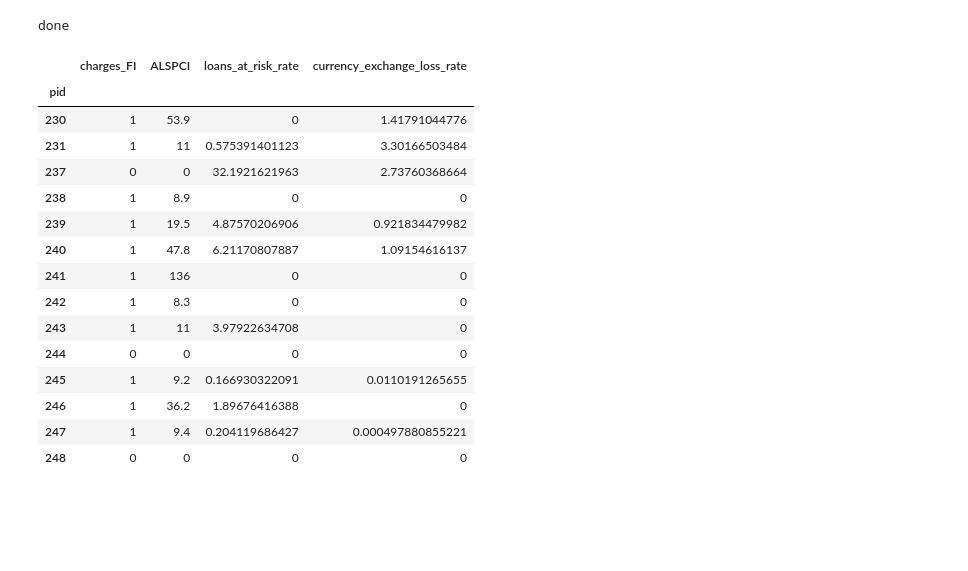
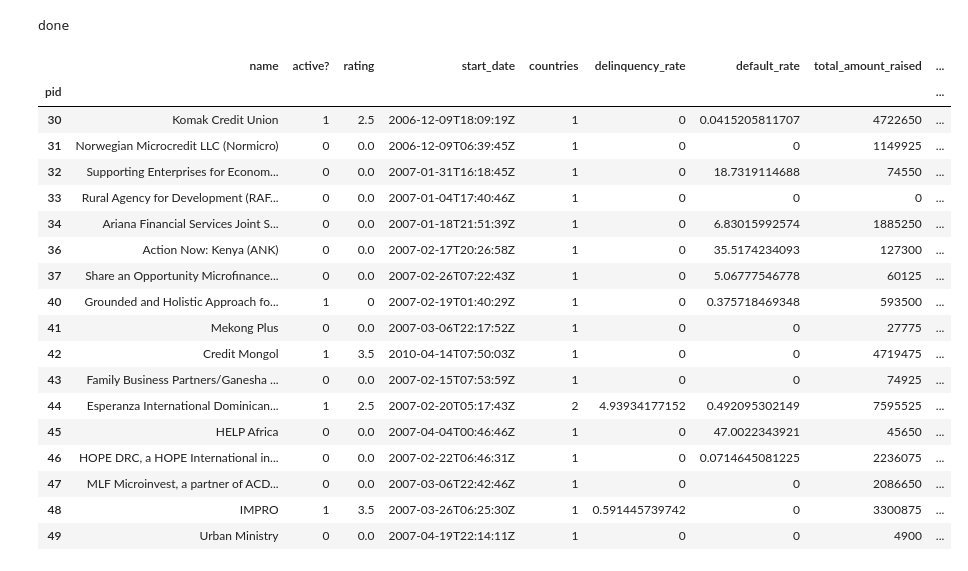
Before and after one commit to mwenda11/spring-2015-homeworks, a Jupyter notebook: project/partners_data.ipynb, the cells around one changed output. Drawn from its saved outputs; the diff is of its cells as text; code cells hidden in the pictures; blank space fills up the shorter version.

```diff
--- a/project/partners_data.ipynb
+++ b/project/partners_data.ipynb
@@ -55,28 +55,31 @@ dframe = pd.DataFrame(data_matrix, columns=columns)
 dframe.pid = dframe.pid.astype(int)
 dframe.index= dframe.pid
 # %%
-dframe = dframe.drop(['pid'],axis=1)
-dframe.iloc[201:215, 12:]
+#dframe = dframe.drop(['pid'],axis=1)
+dframe.iloc[25:42, :12]
 #dframe.head()
 #dframe.ix[1].loans_posted
 #dframe.to_csv("partners.csv")
 # %% [output]
-|  | charges_FI | ALSPCI | loans_at_risk_rate | currency_exchange_loss_rate |
-| pid |  |  |  |  |
-| 230 | 1 | 53.9 | 0 | 1.41791044776 |
-| 231 | 1 | 11 | 0.575391401123 | 3.30166503484 |
-| 237 | 0 | 0 | 32.1921621963 | 2.73760368664 |
-| 238 | 1 | 8.9 | 0 | 0 |
-| 239 | 1 | 19.5 | 4.87570206906 | 0.921834479982 |
-| 240 | 1 | 47.8 | 6.21170807887 | 1.09154616137 |
-| 241 | 1 | 136 | 0 | 0 |
-| 242 | 1 | 8.3 | 0 | 0 |
-| 243 | 1 | 11 | 3.97922634708 | 0 |
-| 244 | 0 | 0 | 0 | 0 |
-| 245 | 1 | 9.2 | 0.166930322091 | 0.0110191265655 |
-| 246 | 1 | 36.2 | 1.89676416388 | 0 |
-| 247 | 1 | 9.4 | 0.204119686427 | 0.000497880855221 |
-| 248 | 0 | 0 | 0 | 0 |
+|  | name | active? | rating | start_date | countries | delinquency_rate | default_rate | total_amount_raised | ... |
+| pid |  |  |  |  |  |  |  |  | ... |
+| 30 | Komak Credit Union | 1 | 2.5 | 2006-12-09T18:09:19Z | 1 | 0 | 0.0415205811707 | 4722650 | ... |
+| 31 | Norwegian Microcredit LLC (Normicro) | 0 | 0.0 | 2006-12-09T06:39:45Z | 1 | 0 | 0 | 1149925 | ... |
+| 32 | Supporting Enterprises for Econom... | 0 | 0.0 | 2007-01-31T16:18:45Z | 1 | 0 | 18.7319114688 | 74550 | ... |
+| 33 | Rural Agency for Development (RAF... | 0 | 0.0 | 2007-01-04T17:40:46Z | 1 | 0 | 0 | 0 | ... |
+| 34 | Ariana Financial Services Joint S... | 0 | 0.0 | 2007-01-18T21:51:39Z | 1 | 0 | 6.83015992574 | 1885250 | ... |
+| 36 | Action Now: Kenya (ANK) | 0 | 0.0 | 2007-02-17T20:26:58Z | 1 | 0 | 35.5174234093 | 127300 | ... |
+| 37 | Share an Opportunity Microfinance... | 0 | 0.0 | 2007-02-26T07:22:43Z | 1 | 0 | 5.06777546778 | 60125 | ... |
+| 40 | Grounded and Holistic Approach fo... | 1 | 0 | 2007-02-19T01:40:29Z | 1 | 0 | 0.375718469348 | 593500 | ... |
+| 41 | Mekong Plus | 0 | 0.0 | 2007-03-06T22:17:52Z | 1 | 0 | 0 | 27775 | ... |
+| 42 | Credit Mongol | 1 | 3.5 | 2010-04-14T07:50:03Z | 1 | 0 | 0 | 4719475 | ... |
+| 43 | Family Business Partners/Ganesha ... | 0 | 0.0 | 2007-02-15T07:53:59Z | 1 | 0 | 0 | 74925 | ... |
+| 44 | Esperanza International Dominican... | 1 | 2.5 | 2007-02-20T05:17:43Z | 2 | 4.93934177152 | 0.492095302149 | 7595525 | ... |
+| 45 | HELP Africa | 0 | 0.0 | 2007-04-04T00:46:46Z | 1 | 0 | 47.0022343921 | 45650 | ... |
+| 46 | HOPE DRC, a HOPE International in... | 0 | 0.0 | 2007-02-22T06:46:31Z | 1 | 0 | 0.0714645081225 | 2236075 | ... |
+| 47 | MLF Microinvest, a partner of ACD... | 0 | 0.0 | 2007-03-06T22:42:46Z | 1 | 0 | 0 | 2086650 | ... |
+| 48 | IMPRO | 1 | 3.5 | 2007-03-26T06:25:30Z | 1 | 0.591445739742 | 0 | 3300875 | ... |
+| 49 | Urban Ministry | 0 | 0.0 | 2007-04-19T22:14:11Z | 1 | 0 | 0 | 4900 | ... |
 # %%
 c1 = ["name","active?","rating","start_date","delinquency_rate","default_rate","total_amount_raised","loans_posted"]
 select_columns = c1+["charges_FI","ALSPCI","loans_at_risk_rate","currency_exchange_loss_rate"]
```
Also changed, not shown: 3 other files.
